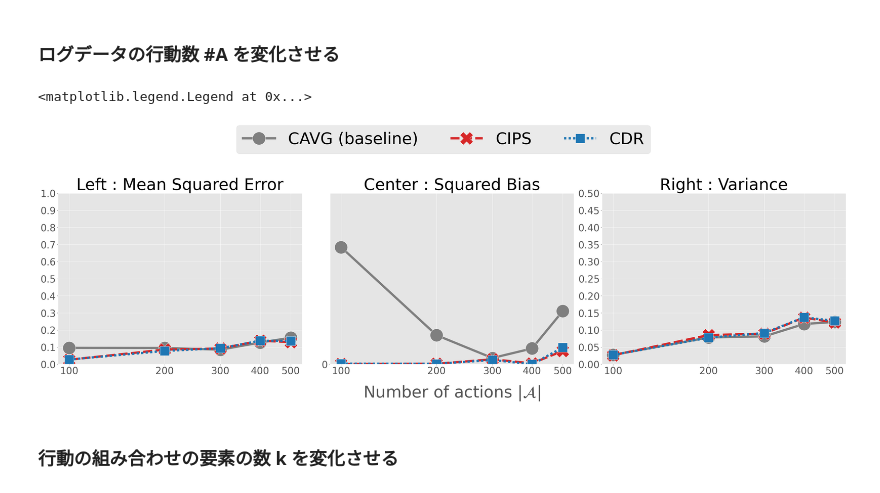
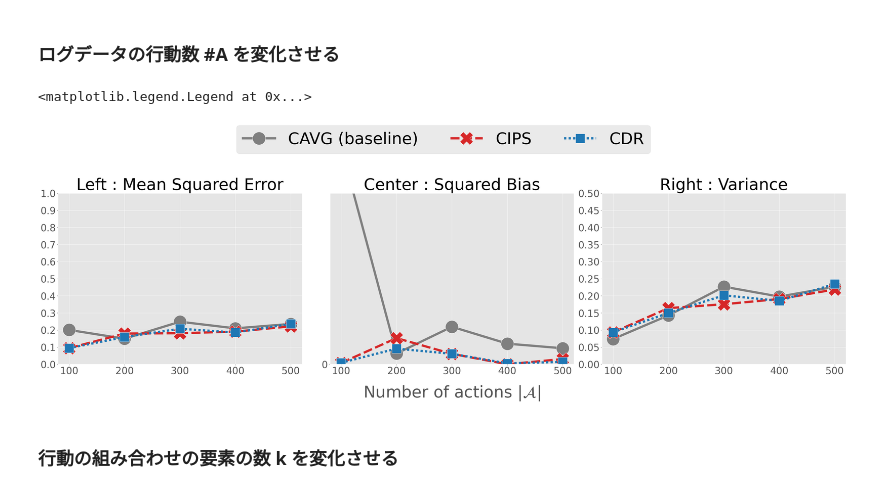
Before and after one commit to RickHub0115/Estimator-for-Offline-Policy-Evaluation-of-Recommending-Multiple-Actions-Considering-Platform-Wide-R, a Jupyter notebook: ope.ipynb, the cells around one changed output. Cells and saved outputs as stored; diff of their text form; code cells hidden in the pictures.

```diff
--- a/ope.ipynb
+++ b/ope.ipynb
@@ -156,11 +154,11 @@ fig.legend(["CAVG (baseline)", "CIPS", "CDR"], fontsize=50, bbox_to_anchor=(0.5,
 ### ログデータの行動数 **#A** を変化させる
 # %%
 ## シミュレーション設定
-num_runs = 5000
+num_runs = 5
 dim_x = 10
-num_data = 5000
+num_data = 4000
 beta = -0.3 # データ収集方策のパラメータ
-random_state = 12345
+random_state = 1234
 random_ = check_random_state(random_state)
 num_actions_list = [100, 200, 300, 400, 500]
 k = 5
@@ -197,14 +195,14 @@ for num_actions in num_actions_list:
             theta_1=theta_1, M_1=M_1, b_1=b_1, theta_0=theta_0, M_0=M_0, b_0=b_0,
             dim_context=dim_x, num_actions=num_actions,
             random_state = _,
-            k=k, #int(num_actions / 5),
+            k=k,
             random_policy=True
         )
 
         ## ログデータ上における評価方策の行動選択確率を計算
         pi = eps_greedy_policy_k(
             offline_logged_data["cate_x_a"],
-            eps=0.2,
+            eps=0.1,
             k=k
         )
 
@@ -249,35 +247,35 @@ for i, y in enumerate(["se", "bias", "variance"]):
         ax=ax,
         ci=None,
         palette=["tab:grey", "tab:red","tab:blue"],
         data=result_df_actions.query("est=='cavg' or est == 'cips' or est == 'cdr' ")
     )
     ax.set_title(y_label_dict[y], fontsize=50)
     # yaxis
     ax.set_ylabel("")
     if y == "se":
         ax.set_ylim(0.0, 1.0)
         ax.set_yticks(np.arange(0.0, 1.1, 0.1))
     elif y == "bias":
         ax.set_ylim(0.0, 0.1)
         ax.set_yticks(np.arange(0.0, 0.1, 0.1))
     elif y == "variance":
         ax.set_ylim(0.0, 0.5)
         ax.set_yticks(np.arange(0.0, 0.55, 0.05))
     ax.tick_params(axis="y", labelsize=30)
     ax.yaxis.set_label_coords(-0.1, 0.5)
     # xaxis
-    ax.set_xscale("log")
+    # ax.set_xscale("log")
     if i == 1:
         ax.set_xlabel(r"Number of actions $|\mathcal{A}|$", fontsize=50)
     else:
         ax.set_xlabel(r"", fontsize=40)
     ax.set_xticks(num_actions_list)
     ax.set_xticklabels(num_actions_list, fontsize=30)
     ax.xaxis.set_label_coords(0.5, -0.12)
 fig.legend(["CAVG (baseline)", "CIPS", "CDR"], fontsize=50, bbox_to_anchor=(0.5, 1.15), ncol=4, loc="center")
 # %% [output]
 <matplotlib.legend.Legend at 0x...>
-[figure, old version]
+[figure, new version]
 # %% [markdown]
 ### 行動の組み合わせの要素の数 **k** を変化させる
 # %%
```
Also changed, not shown: parts of 1 cell of this notebook.
